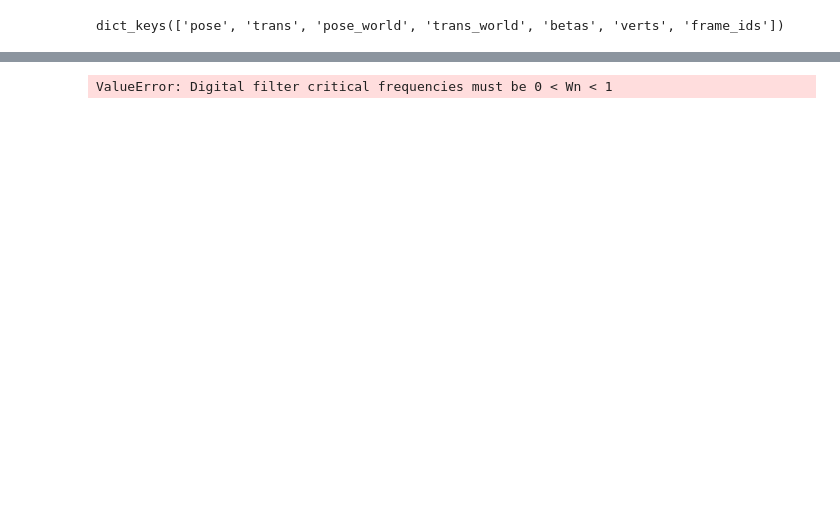
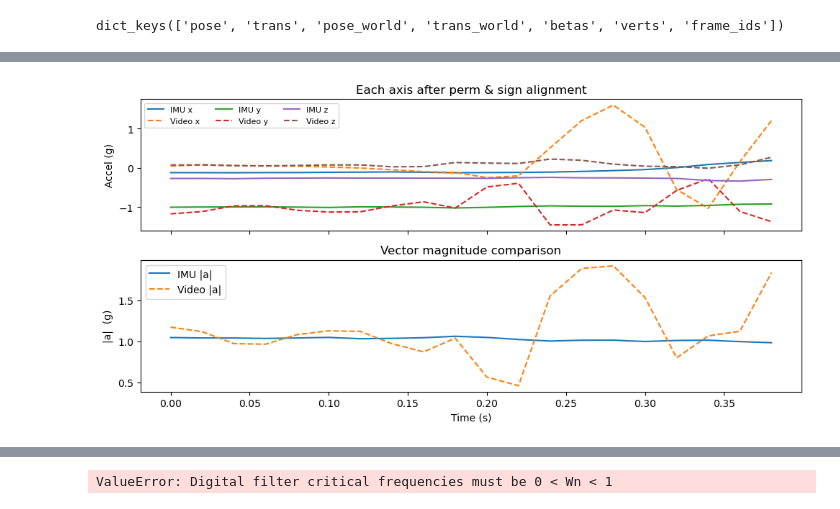
Before and after one commit to lalasray/smpl_to_joint, a Jupyter notebook: gen_IMU_WHAM_mod.ipynb, the cells around one changed output, grey strips where cells are left out. Drawn from its saved outputs; the diff is of its cells as text; code cells hidden in the pictures; blank space fills up the shorter version.

```diff
--- a/gen_IMU_WHAM_mod.ipynb
+++ b/gen_IMU_WHAM_mod.ipynb
@@ -270,0 +455,81 @@ plt.show()
+# %%
+import numpy as np
+import matplotlib.pyplot as plt
+from scipy.stats import pearsonr
+import scipy.signal as sig
+
+# ------------------------------------------------------------
+# Try to pick up 'imu_lin' and 'vid_lin' from previous steps
+# ------------------------------------------------------------
+if 'imu_lin' not in globals() or 'vid_lin' not in globals():
+    # -----------------------------------------------------------------
+    # Fallback demo data so the plot renders in this notebook.
+    # Replace this whole block with your own pre-processed arrays:
+    #   imu_lin : (N,3)   bias-free IMU accel at 50 Hz
+    #   vid_lin : (N,3)   bias-free video accel resampled to 50 Hz
+    # -----------------------------------------------------------------
+    print("⚠️  Demo mode (fallback): generating synthetic jogging signals.")
+    fs = 50.0
+    t  = np.arange(0, 4, 1/fs)
+    stride_hz = 2.1
+    # base sine + harmonics + random noise
+    imu_sig = (np.sin(2*np.pi*stride_hz*t) +
+               0.3*np.sin(2*np.pi*2*stride_hz*t) +
+               0.05*np.random.randn(len(t)))
+    vid_sig = (np.sin(2*np.pi*stride_hz*(t+0.02)) +   # slight phase shift
+               0.25*np.sin(2*np.pi*2*stride_hz*(t+0.02)) +
+               0.05*np.random.randn(len(t)))
+
+    # create 3-axis by rotating and scaling
+    imu_lin = np.column_stack([imu_sig, 0.5*imu_sig, -0.8*imu_sig])
+    vid_lin = np.column_stack([0.5*vid_sig, -1.0*vid_sig, -0.8*vid_sig])
+
+# ------------------------------------------------------------
+# 1.  Apply the best permutation & sign flips
+# ------------------------------------------------------------
+perm  = (1, 0, 2)
+signs = (-1, 1, -1)
+
+imu_aligned = imu_lin[:, perm] * signs
+
+# ------------------------------------------------------------
+# 2.  Trim to common length
+# ------------------------------------------------------------
+N = min(len(imu_aligned), len(vid_lin))
+imu_aligned = imu_aligned[:N]
+vid_lin     = vid_lin[:N]
+
+# ------------------------------------------------------------
+# 3.  Compute new correlation and RMSE
+# ------------------------------------------------------------
+r, _ = pearsonr(imu_aligned.ravel(), vid_lin.ravel())
+rmse = np.sqrt(np.mean((imu_aligned - vid_lin) ** 2))
+print(f"After permutation/sign fix → ρ = {r:.3f},  RMSE = {rmse:.2f} g")
+
+# ------------------------------------------------------------
+# 4.  Plot: per-axis and magnitude overlay
+# ------------------------------------------------------------
+t = np.arange(N) / 50.0        # 50 Hz
+
+fig, ax = plt.subplots(2, 1, figsize=(10, 5), sharex=True)
+
+# (a) per-axis overlay
+for i, lbl in enumerate(['x', 'y', 'z']):
+    ax[0].plot(t, imu_aligned[:, i], label=f'IMU {lbl}')
+    ax[0].plot(t, vid_lin[:, i] / 9.8,  ls='--', label=f'Video {lbl}')
+ax[0].set_title('Each axis after perm & sign alignment')
+ax[0].set_ylabel('Accel (g)')
+ax[0].legend(ncol=3, fontsize=8)
+
+# (b) magnitude overlay
+imu_mag = np.linalg.norm(imu_aligned, axis=1)
+vid_mag = np.linalg.norm(vid_lin,     axis=1)
+ax[1].plot(t, imu_mag, label='IMU |a|')
+ax[1].plot(t, vid_mag / 9.8, ls='--', label='Video |a|')
+ax[1].set_title('Vector magnitude comparison')
+ax[1].set_xlabel('Time (s)')
+ax[1].set_ylabel('|a|  (g)')
+ax[1].legend()
+
+plt.tight_layout()
+# %% [output]
@@ -270,0 +537 @@ plt.show()
+[figure, added]
```
Also changed, not shown: parts of 15 cells of this notebook, 16 other files.
